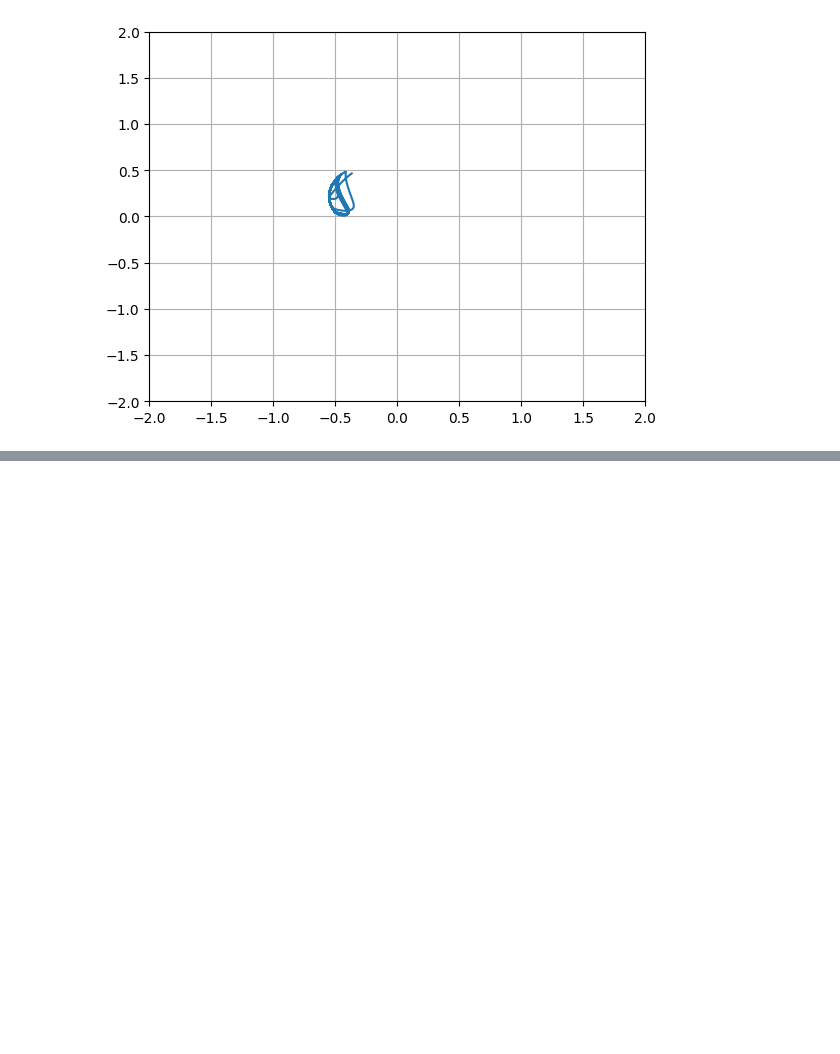
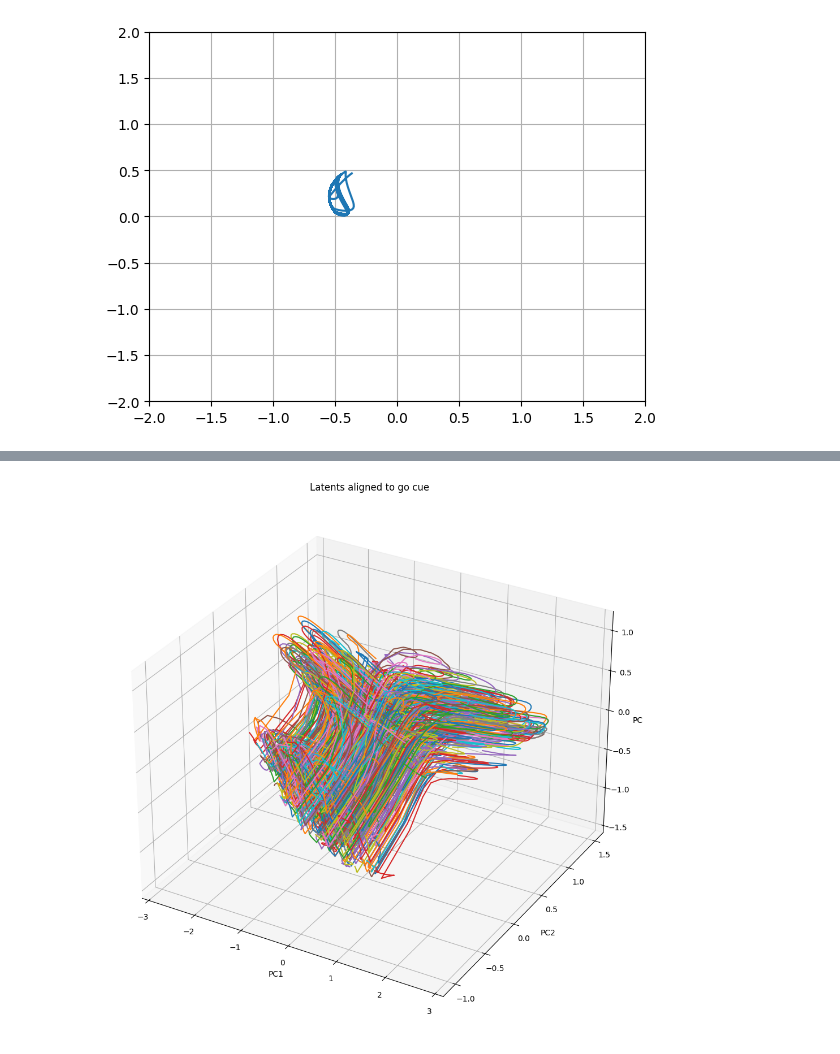
Before and after one commit to baranova-liza/NeuroMatch25, a Jupyter notebook: ForceFieldRandomReachingTask.ipynb, the cells around one changed output, grey strips where cells are left out. Cells and saved outputs as stored; diff of their text form; code cells hidden in the pictures; blank space fills up the shorter version.

```diff
--- a/ForceFieldRandomReachingTask.ipynb
+++ b/ForceFieldRandomReachingTask.ipynb
@@ -1443,0 +1473,4 @@ plt.grid(True)
+# %%
+analysis_GRU_128_noforce.plot_latents_aligned()
+# %% [output]
+[figure, added]
```
Also changed, not shown: parts of 33 cells of this notebook.
